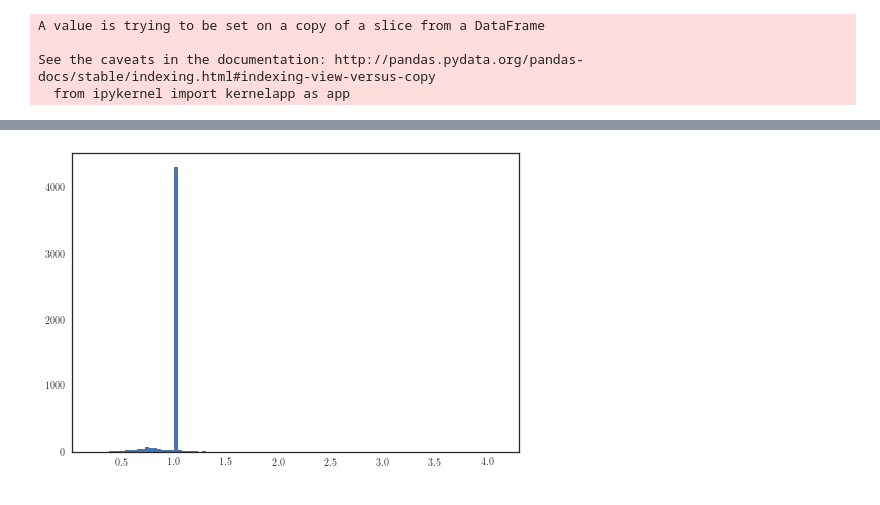
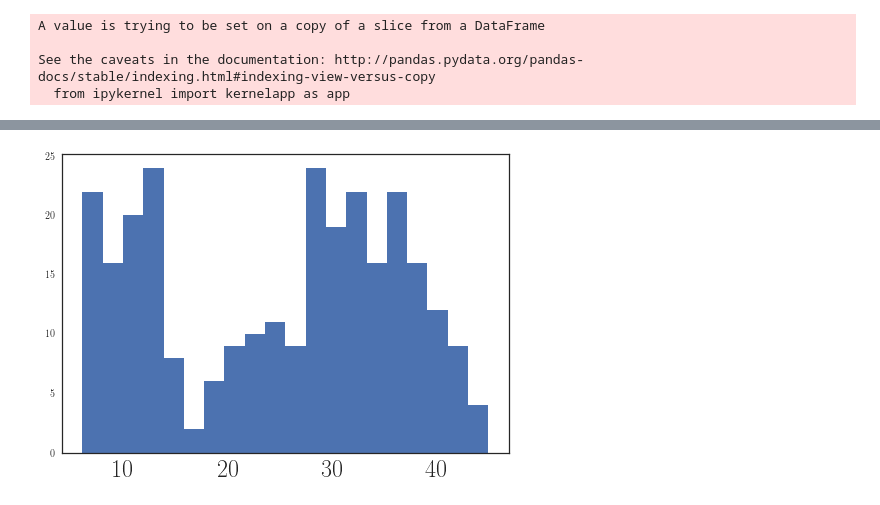
Before and after one commit to huevosabio/cs341, a Jupyter notebook: PrettyPlot.ipynb, the cells around one changed output, grey strips where cells are left out. Cells and saved outputs as stored; diff of their text form; code cells hidden in the pictures.

```diff
--- a/PrettyPlot.ipynb
+++ b/PrettyPlot.ipynb
@@ -120,9 +190,9 @@ Reactive 210702
 # %%
 for scenario in scenarios:
-    plt.plot(scenario['data']['numVehiclesDrivingToPickup'],#+
-             #scenario['data']['numVehiclesIdle'],# +
+    plt.plot(#scenario['data']['numVehiclesDrivingToPickup'],
+             1 - scenario['data']['numVehiclesIdle'] / 5000.,# +
              #scenario['data']['numVehiclesRebalancing'],
         label=scenario['name']
     )
-plt.legend()
+plt.legend();
 # %% [output]
@@ -335,0 +538,5 @@ for v in range(5000):
+# %%
+from mpl_toolkits.mplot3d import Axes3D
+from matplotlib import cm
+from matplotlib.ticker import LinearLocator, FormatStrFormatter
+horizons_results = sio.loadmat('ignored_assets/explore_horizons_results.mat')
@@ -335,0 +600,18 @@ for v in range(5000):
+# %%
+sbn.set_style("white")
+fig = plt.figure()
+ax = fig.gca(projection='3d')
+ax = fig.add_axes(MyAxes3D(ax, 'l'))
+ax.plot_surface(X, Y, Z,
+                       rstride=1,           # row step size
+                       cstride=1,           # column step size
+                       cmap=cm.viridis,        # colour map
+                       linewidth=1,         # wireframe line width
+                       antialiased=True)
+ax.view_init(45, -45)
+plt.rcParams['font.family'] = "serif"
+plt.rcParams['font.serif'] = "Computer Modern Roman"
+ax.set_xlabel('$T_{forward}$',fontsize=20, labelpad=20)
+ax.set_ylabel('$T_{back}$',fontsize=20,labelpad=20)
+ax.set_zlabel('Mean wait time',fontsize=20,labelpad=8)
+fig.savefig('3dplot.pdf')#,bbox_inches='tight')
@@ -335,0 +650,2 @@ for v in range(5000):
+# %%
+mpc_milp = sio.loadmat('MPC-LSTM-MILP-24b_48f_np5000v_rev3.mat')
@@ -336,4 +676,4 @@ for v in range(5000):
 # %%
-plt.hist(speeds, bins = 100);
+plt.hist(mpc_milp['milpOutputs'][mask3,0], bins=20);
 # %% [output]
-[figure, old version]
+[figure, new version]
```
Also changed, not shown: parts of 65 cells of this notebook, 24 other files.
